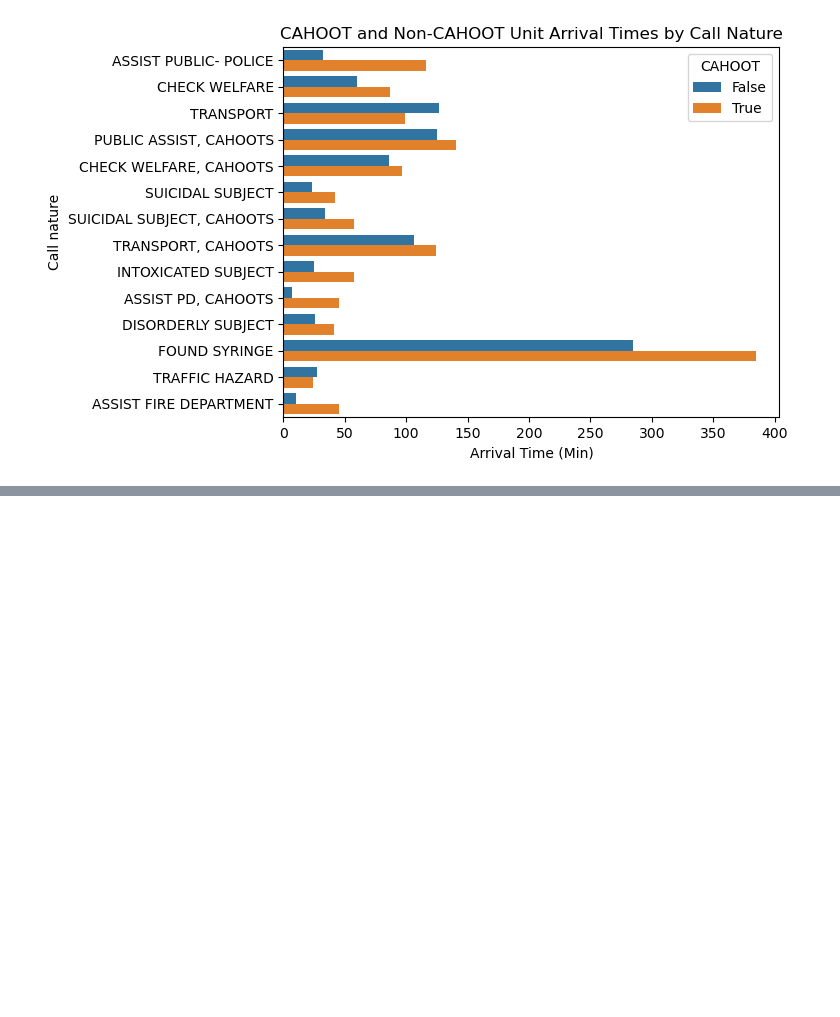
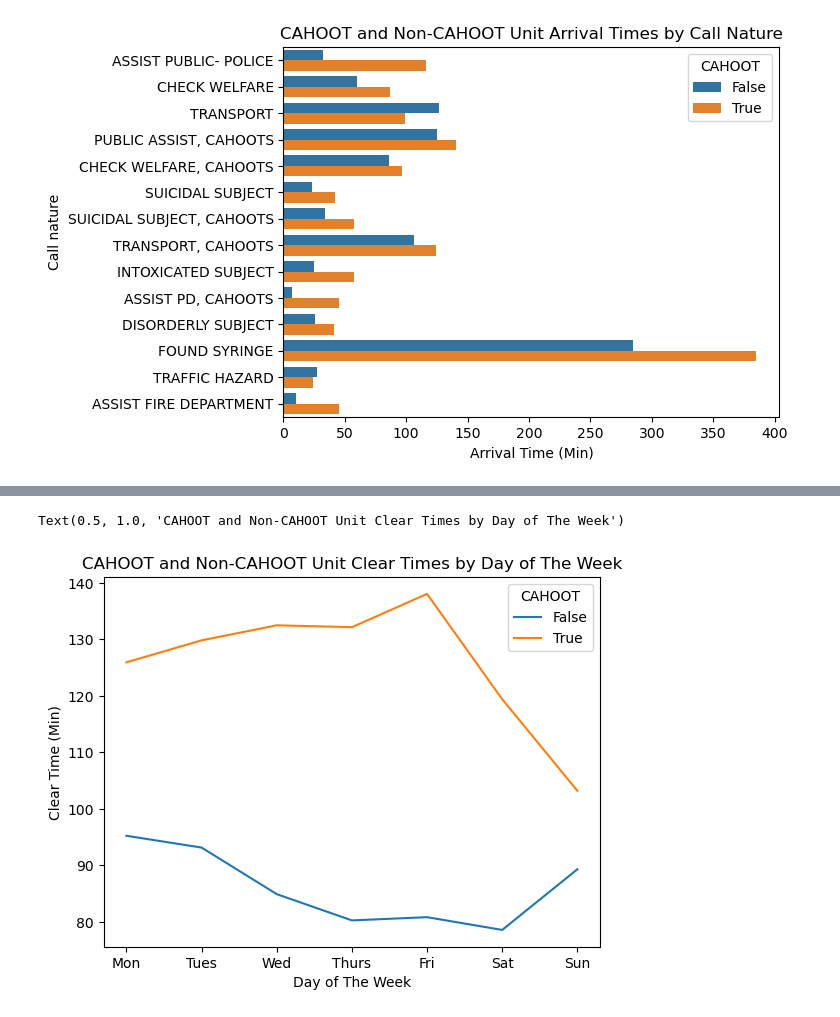
Before and after one commit to Lwarrine/CAHOOTS-Call-Data-Analysis, a Jupyter notebook: Clean.ipynb, the cells around one changed output, grey strips where cells are left out. Cells and saved outputs as stored; diff of their text form; code cells hidden in the pictures; blank space fills up the shorter version.

```diff
--- a/Clean.ipynb
+++ b/Clean.ipynb
@@ -495,0 +355,8 @@ call_data[["yr","calltime","nature","dispatch_time","arrival_time","clear_time",
+# %%
+sns.lineplot(df_sorted, x = "DoW", y = "clear_time", hue = "CAHOOT",errorbar=None) #, order = DoW_order
+plt.xlabel("Day of The Week")
+plt.ylabel("Clear Time (Min)")
+plt.title("CAHOOT and Non-CAHOOT Unit Clear Times by Day of The Week")
+# %% [output]
+Text(0.5, 1.0, 'CAHOOT and Non-CAHOOT Unit Clear Times by Day of The Week')
+[figure, added]
```
Also changed, not shown: parts of 71 cells of this notebook.
